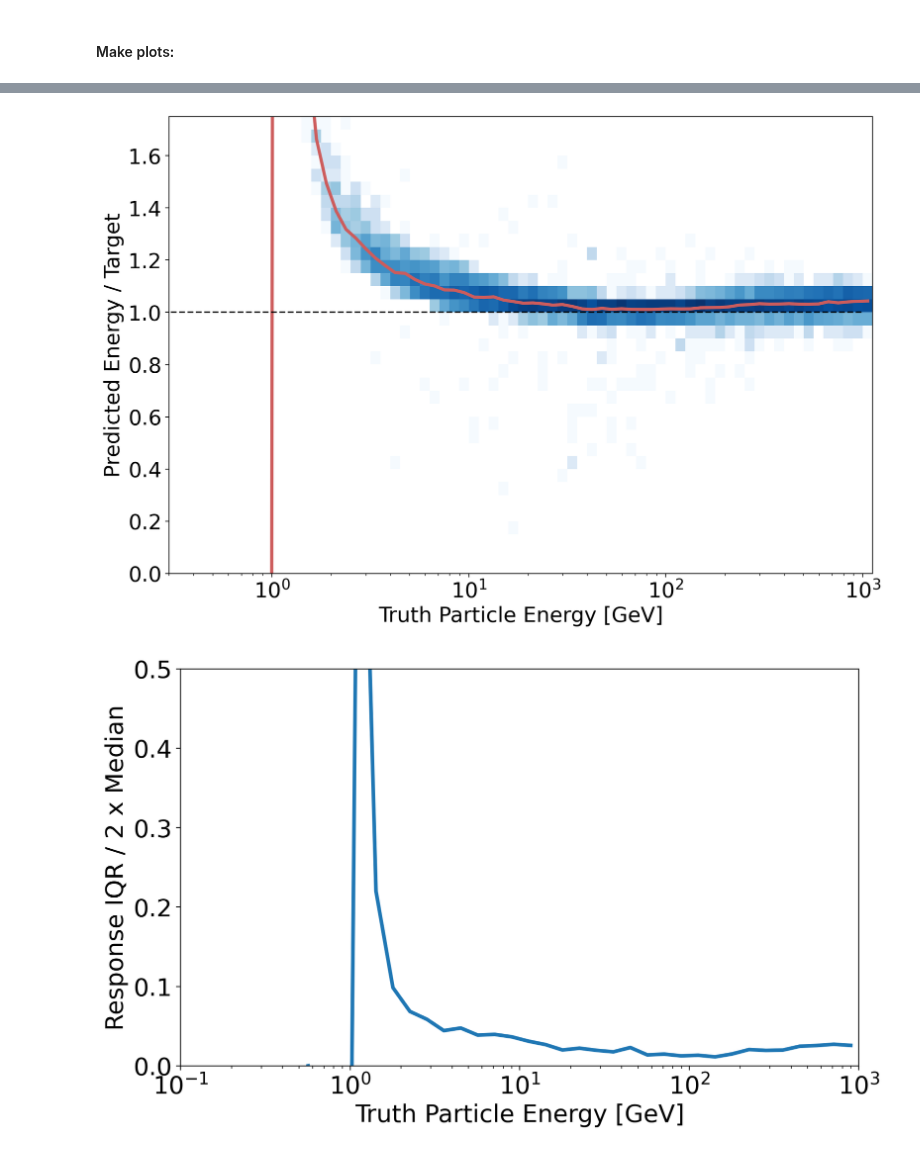
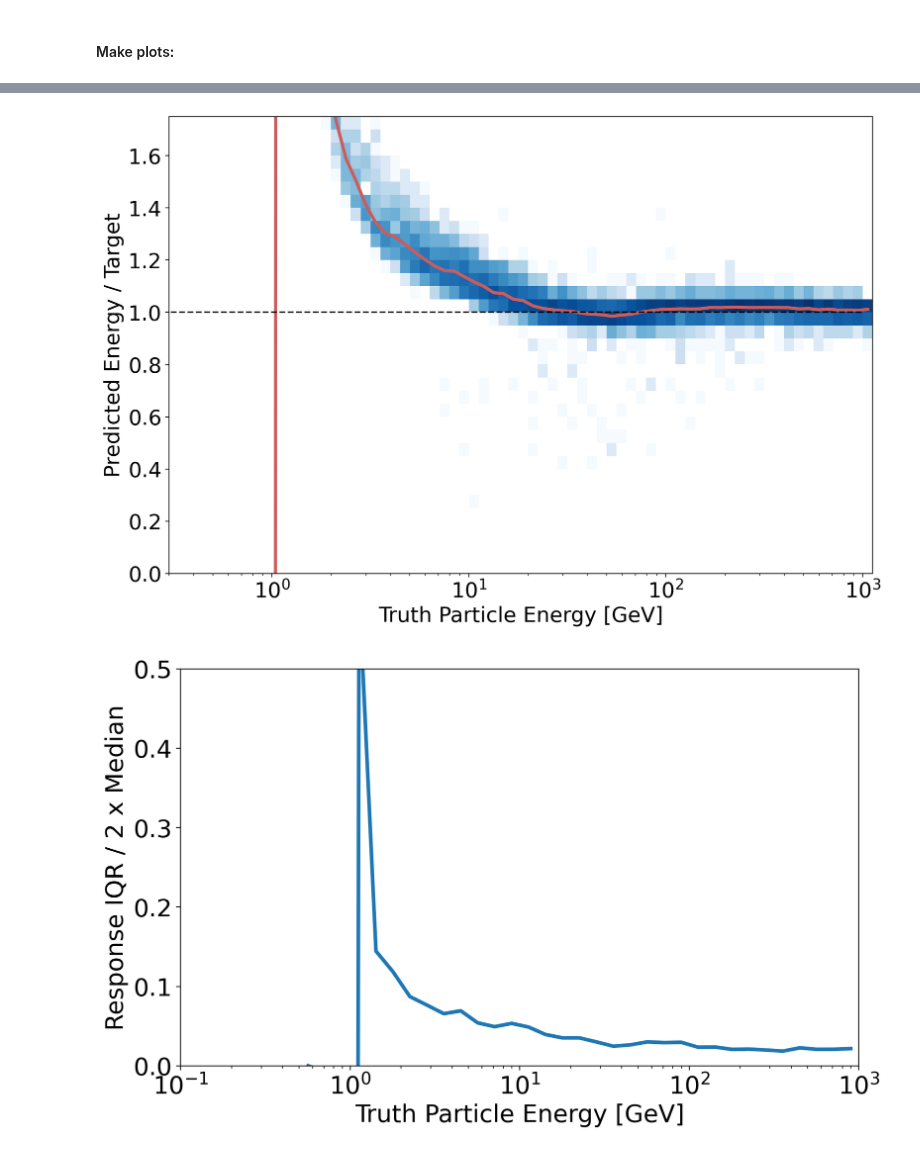
Before and after one commit to atlas-calo-ml/gn4pions_eastbay, a Jupyter notebook: mariel_gnn.ipynb, the cells around one changed output, grey strips where cells are left out. Saved outputs shown, nothing was run; the diff lists cells and outputs as text; code cells hidden in the pictures.

```diff
--- a/mariel_gnn.ipynb
+++ b/mariel_gnn.ipynb
@@ -611,9 +617,11 @@ df
 # %%
 class PionDataset_Regress(torch.utils.data.Dataset):
     'Characterizes a dataset for PyTorch'
-    def __init__(self, dataframe):
+    def __init__(self, dataframe, cluster_features, track_features):
         'Initialization'
         self.dataframe = dataframe
+        self.cluster_features = cluster_features
+        self.track_features = track_features
         print("")
 
     def __len__(self):
@@ -626,14 +634,11 @@ class PionDataset_Regress(torch.utils.data.Dataset):
         dataframe = self.dataframe
 
         ### define nodes
-        cluster_features = ['log10_cluster_e_0_scaled']
-        track_features = ['log10_track_pt_scaled', 'track_eta_scaled']
-
         cluster_node = np.array(dataframe.iloc[index][cluster_features])
-        cluster_node = np.concatenate([cluster_node, np.zeros(2)]) # cluster features come first
+        cluster_node = np.concatenate([cluster_node, np.zeros(len(track_features))]) # cluster features come first
 
         track_node = np.array(dataframe.iloc[index][track_features])
-        track_node = np.concatenate([np.zeros(1), track_node]) # cluster features come first
+        track_node = np.concatenate([np.zeros(len(cluster_features)), track_node]) # cluster features come first
 
         # shape = (num_nodes, num_node_features) = (2, 3)
         nodes = np.vstack([cluster_node, track_node])
@@ -656,7 +661,27 @@ class PionDataset_Regress(torch.utils.data.Dataset):
 #                     edge_attr=edge_attr
                    )
 # %%
-pions = PionDataset_Regress(df)
+cluster_features = ['log10_cluster_e_0_scaled',
+#                     'log10_cluster_e_1_scaled', 'log10_cluster_e_2_scaled',
+#        'log10_cluster_e_3_scaled', 'log10_cluster_e_4_scaled',
+#        'log10_cluster_e_5_scaled', 'log10_cluster_e_6_scaled',
+#        'log10_cluster_e_7_scaled', 'log10_cluster_e_8_scaled',
+#        'log10_cluster_e_9_scaled', 'log10_cluster_e_10_scaled',
+#        'log10_cluster_e_11_scaled', 'log10_cluster_e_12_scaled',
+#        'log10_cluster_e_13_scaled', 'log10_cluster_e_14_scaled',
+#        'log10_cluster_e_15_scaled', 'log10_cluster_e_16_scaled',
+#        'log10_cluster_e_17_scaled', 'log10_cluster_e_18_scaled',
+#        'log10_cluster_e_19_scaled', 'log10_cluster_e_20_scaled',
+#        'log10_cluster_e_21_scaled', 'log10_cluster_e_22_scaled',
+#        'log10_cluster_e_23_scaled', 'log10_cluster_e_24_scaled',
+#        'log10_cluster_e_25_scaled', 'log10_cluster_e_26_scaled',
+#        'log10_cluster_e_27_scaled', 'log10_cluster_e_28_scaled',
+#        'log10_cluster_e_29_scaled', 'log10_cluster_e_30_scaled',
+#        'log10_cluster_e_31_scaled', 'log10_cluster_e_32_scaled',
+#        'log10_cluster_e_33_scaled', 'log10_cluster_e_34_scaled',
+]
+track_features = ['log10_track_pt_scaled', 'track_eta_scaled', 'track_phi_scaled', 'track_z0_scaled']
+pions = PionDataset_Regress(df, cluster_features, track_features)
 graphs = GraphDataset.pyg_to_graphs(pions)
 dataset = GraphDataset(graphs, task="graph", minimum_node_per_graph=0)
 print(len(dataset))
@@ -790,8 +813,8 @@ def test_after_training(loader, model, device='cuda'):
 # %%
 args = {
     "device" : 'cpu', #'cuda' if torch.cuda.is_available() else 'cpu',
-    "hidden_size" : 50,
-    "epochs" : 100,
+    "hidden_size" : 10,
+    "epochs" : 20,
     "lr" : 0.001,
     "num_layers": 3,
     "batch_size": 32,
@@ -800,7 +823,7 @@ args = {
 dataset_train, dataset_val, dataset_test = \
     dataset.split(transductive=False, split_ratio = [0.8, 0.1, 0.1])
 
-num_node_features = 3
+num_node_features = len(cluster_features)+len(track_features)
 
 train_loader = DataLoader(dataset_train, collate_fn=Batch.collate(),\
     batch_size=args["batch_size"], shuffle=True)
@@ -866,35 +886,35 @@ plt.xlabel("Test Prediction/Target");
 # %%
 ### Response median plot
 import seaborn as sns
 import scipy.stats as stats
 from matplotlib.colors import ListedColormap
 from matplotlib.colors import LogNorm
 
 x = 10**test_df.log10_truth_particle_e
 y = test_df.nn_preds/test_df.nn_targets
 
 xbin = [10**exp for exp in np.arange(-1., 3.1, 0.05)]
 ybin = np.arange(0., 3.1, 0.05)
 xcenter = [(xbin[i] + xbin[i+1]) / 2 for i in range(len(xbin)-1)]
 profileXMed = stats.binned_statistic(
     x, y, bins=xbin, statistic='median').statistic
 
 c_map = ListedColormap(sns.color_palette("Blues", n_colors=100).as_hex())
 fig = plt.figure(figsize=(12,8), dpi=200)
 fig.patch.set_facecolor('white')
 plt.hist2d(x, y, bins=[xbin, ybin], norm=LogNorm(),zorder = -1, cmap=c_map);
 plt.plot(np.array(xcenter), np.array(profileXMed), color='indianred', linewidth=3)
 plt.plot([0.1, 1000], [1, 1], linestyle='--', color='black');
 plt.xscale('log')
 plt.ylim(0, 1.75)
 plt.xlim(0.3, )
 plt.xticks(fontsize=20)
 plt.yticks(fontsize=20)
 plt.xlabel('Truth Particle Energy [GeV]', fontsize=20)
 plt.ylabel('Predicted Energy / Target', fontsize=20);
-# np.savez('pub_note_results/response_medians_simple_gnn.npz', response_median=profileXMed, xcenter=xcenter)
+np.savez('pub_note_results/response_medians_simple_gnn_test.npz', response_median=profileXMed, xcenter=xcenter)
 # %% [output]
-[figure, old version]
+[figure, new version]
 # %%
 ### IQR plot
 
@@ -922,6 +942,6 @@ plt.xlabel('Truth Particle Energy [GeV]', fontsize=20);
 plt.ylabel('Response IQR / 2 x Median', fontsize=20);
 plt.xticks(fontsize=20);
 plt.yticks(fontsize=20);
-# np.savez('pub_note_results/iqr_simple_gnn.npz', iqr=resolution, xcenter=xcenter)
+np.savez('pub_note_results/iqr_simple_gnn_test.npz', iqr=resolution, xcenter=xcenter)
 # %% [output]
-[figure, old version]
+[figure, new version]
```
Also changed, not shown: parts of 11 cells of this notebook, 4 other files.
